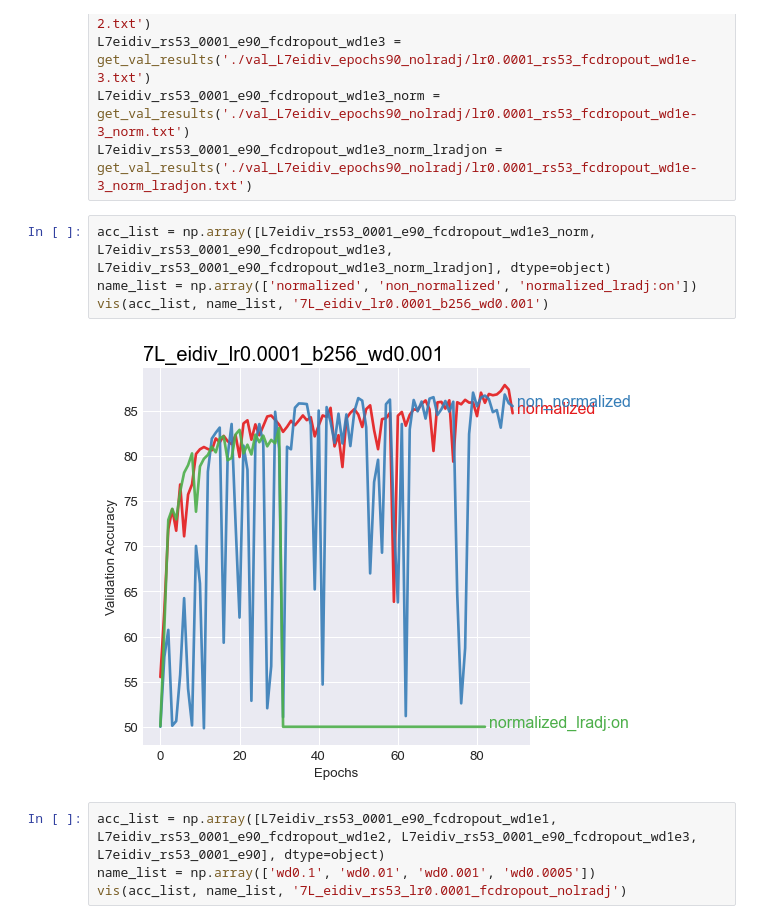
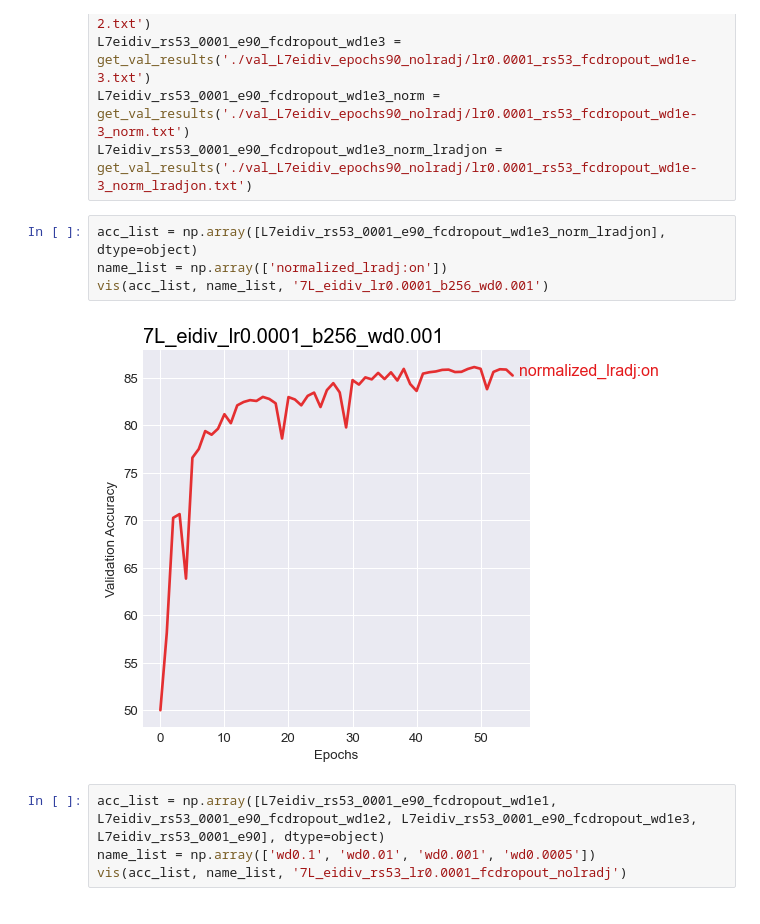
Before and after one commit to hiyuantang/marked_long, a Jupyter notebook: results/vis.ipynb, the cells around one changed output. Cells and saved outputs as stored; diff of their text form.

```diff
--- a/results/vis.ipynb
+++ b/results/vis.ipynb
@@ -65,11 +65,11 @@ L7eidiv_rs53_0001_e90_fcdropout_wd1e3 = get_val_results('./val_L7eidiv_epochs90_
 L7eidiv_rs53_0001_e90_fcdropout_wd1e3_norm = get_val_results('./val_L7eidiv_epochs90_nolradj/lr0.0001_rs53_fcdropout_wd1e-3_norm.txt')
 L7eidiv_rs53_0001_e90_fcdropout_wd1e3_norm_lradjon = get_val_results('./val_L7eidiv_epochs90_nolradj/lr0.0001_rs53_fcdropout_wd1e-3_norm_lradjon.txt')
 # %%
-acc_list = np.array([L7eidiv_rs53_0001_e90_fcdropout_wd1e3_norm, L7eidiv_rs53_0001_e90_fcdropout_wd1e3, L7eidiv_rs53_0001_e90_fcdropout_wd1e3_norm_lradjon], dtype=object)
-name_list = np.array(['normalized', 'non_normalized', 'normalized_lradj:on'])
+acc_list = np.array([L7eidiv_rs53_0001_e90_fcdropout_wd1e3_norm_lradjon], dtype=object)
+name_list = np.array(['normalized_lradj:on'])
 vis(acc_list, name_list, '7L_eidiv_lr0.0001_b256_wd0.001')
 # %% [output]
-[figure, old version]
+[figure, new version]
 # %%
 acc_list = np.array([L7eidiv_rs53_0001_e90_fcdropout_wd1e1, L7eidiv_rs53_0001_e90_fcdropout_wd1e2, L7eidiv_rs53_0001_e90_fcdropout_wd1e3, L7eidiv_rs53_0001_e90], dtype=object)
 name_list = np.array(['wd0.1', 'wd0.01', 'wd0.001', 'wd0.0005'])
```
Also changed, not shown: 1 other file.
